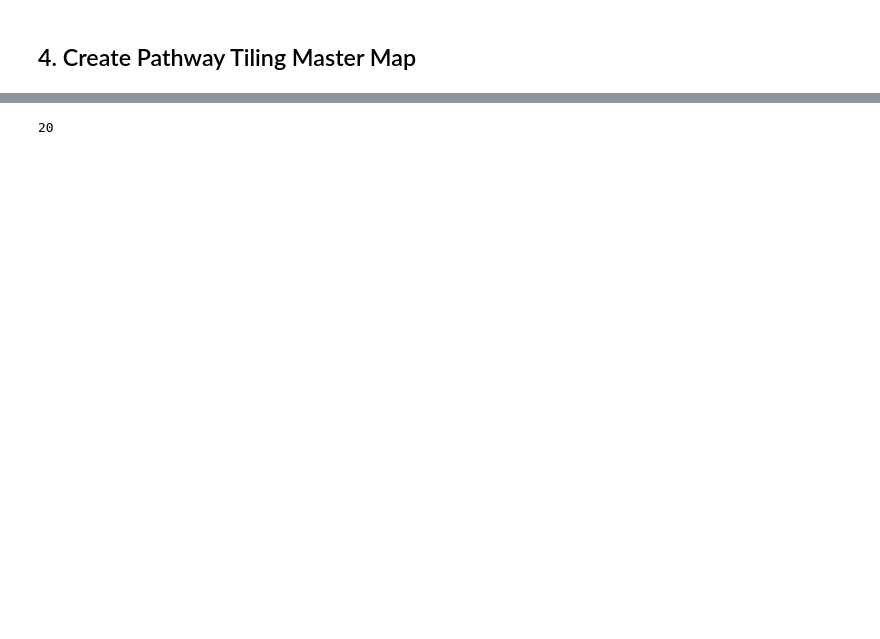
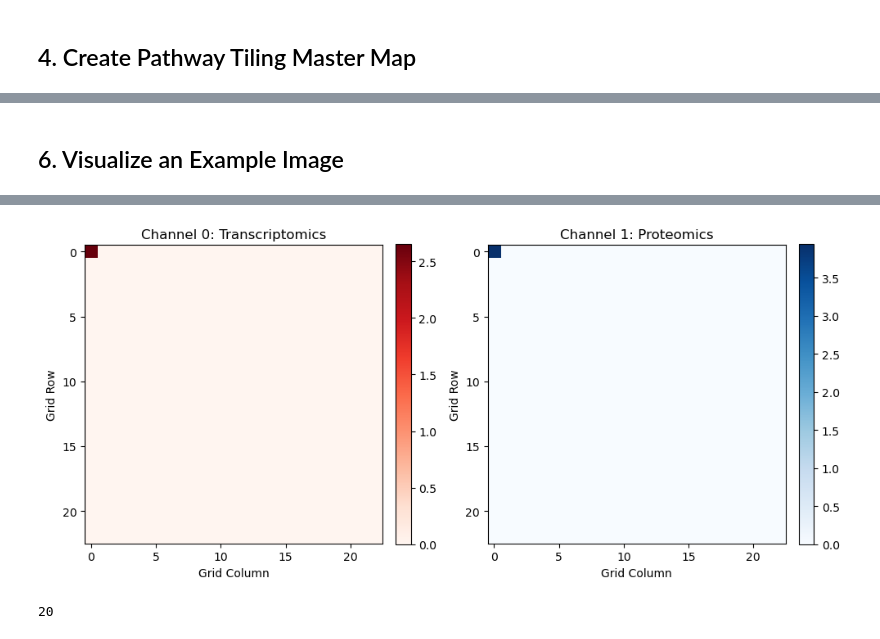
Before and after one commit to valin242/multiomic_cnn, a Jupyter notebook: multiomic_notebook.ipynb, the cells around one changed output, grey strips where cells are left out. Cells and saved outputs as stored; diff of their text form; code cells hidden in the pictures; blank space fills up the shorter version.

Commit message:
Simulated data to create 2 channel images.

```diff
--- a/multiomic_notebook.ipynb
+++ b/multiomic_notebook.ipynb
@@ -48,12 +47,12 @@ protein_col_ids = matched_ids.copy() + [ f'Prot_{i+1}' for i in range(num_matche
 Simulate Transcriptomic Data (Samples x Genes)
 # %%
 # values are random numbes, representing expression levels
-t_data = np.random.rand(num_samples, len(transcript_ids)) * 100
+t_data = np.random.rand(num_samples, len(transcript_ids)) * 10
 transcriptomics_df = pd.DataFrame(t_data, index=sample_names, columns=transcript_ids)
 # %% [markdown]
 Simulate Proteomics Data (Sample x Proteins)
 # %%
-p_data = np.random.rand(num_samples, len(protein_col_ids)) * 100000
+p_data = np.random.rand(num_samples, len(protein_col_ids)) * 5
 proteomics_df = pd.DataFrame(p_data, index=sample_names, columns=protein_col_ids)
 # %% [markdown]
 Simulate outcome labels (Disease vs Control)
@@ -116,0 +201,6 @@ logger.info(f"Target grid dimensions: {grid_h} (H) x {grid_w} (W) = {grid_total_
+# %%
+# Convert the list of images into a single NumPy array (N x H x W x 2)
+# This is the input for the CNN
+cnn_input_data = np.array(all_sample_images)
+
+logging.info(f"Generated CNN input data with shape: {cnn_input_data.shape}") # (num_samples, H, W, 2)
@@ -116,0 +209,25 @@ logger.info(f"Target grid dimensions: {grid_h} (H) x {grid_w} (W) = {grid_total_
+# %% [markdown]
+## 6.  Visualize an Example Image
+# %%
+logging.info("\n--- Visualizing Example Image (Sample 0) ---")
+example_image = cnn_input_data[0] # Get the first sample's image
+
+fig, axes = plt.subplots(1, 2, figsize=(10, 5))
+
+# Plot Transcriptomics Channel (Channel 0)
+im0 = axes[0].imshow(example_image[:, :, 0], cmap='Reds', interpolation='nearest')
+axes[0].set_title('Channel 0: Transcriptomics')
+axes[0].set_xlabel('Grid Column')
+axes[0].set_ylabel('Grid Row')
+fig.colorbar(im0, ax=axes[0], fraction=0.046, pad=0.04)
+
+# Plot Proteomics Channel (Channel 1)
+im1 = axes[1].imshow(example_image[:, :, 1], cmap='Blues', interpolation='nearest')
+axes[1].set_title('Channel 1: Proteomics')
+axes[1].set_xlabel('Grid Column')
+axes[1].set_ylabel('Grid Row')
+fig.colorbar(im1, ax=axes[1], fraction=0.046, pad=0.04)
+
+plt.tight_layout()
+plt.show()
+# %% [output]
@@ -117,3 +236,4 @@ logger.info(f"Target grid dimensions: {grid_h} (H) x {grid_w} (W) = {grid_total_
+[figure, added]
 # %%
 print(num_pathways_sim)
 # %% [output]
```
Also changed, not shown: parts of 10 cells of this notebook.
